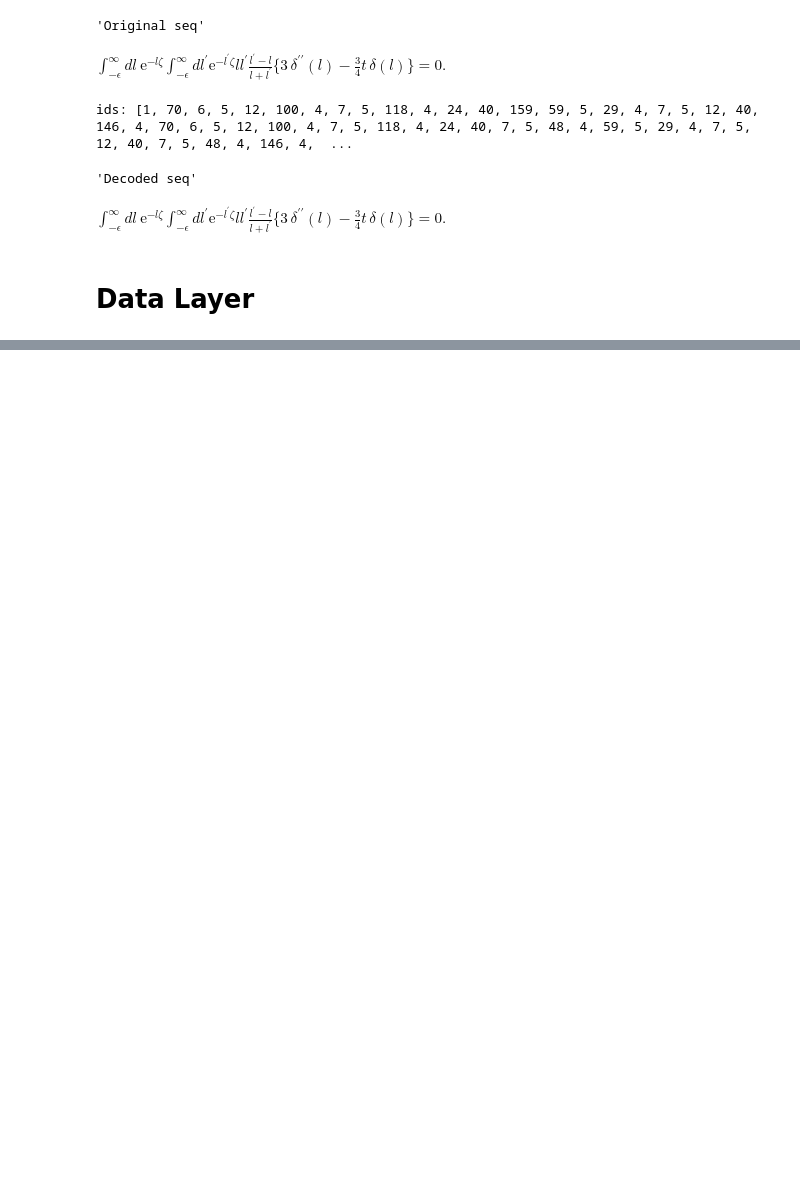
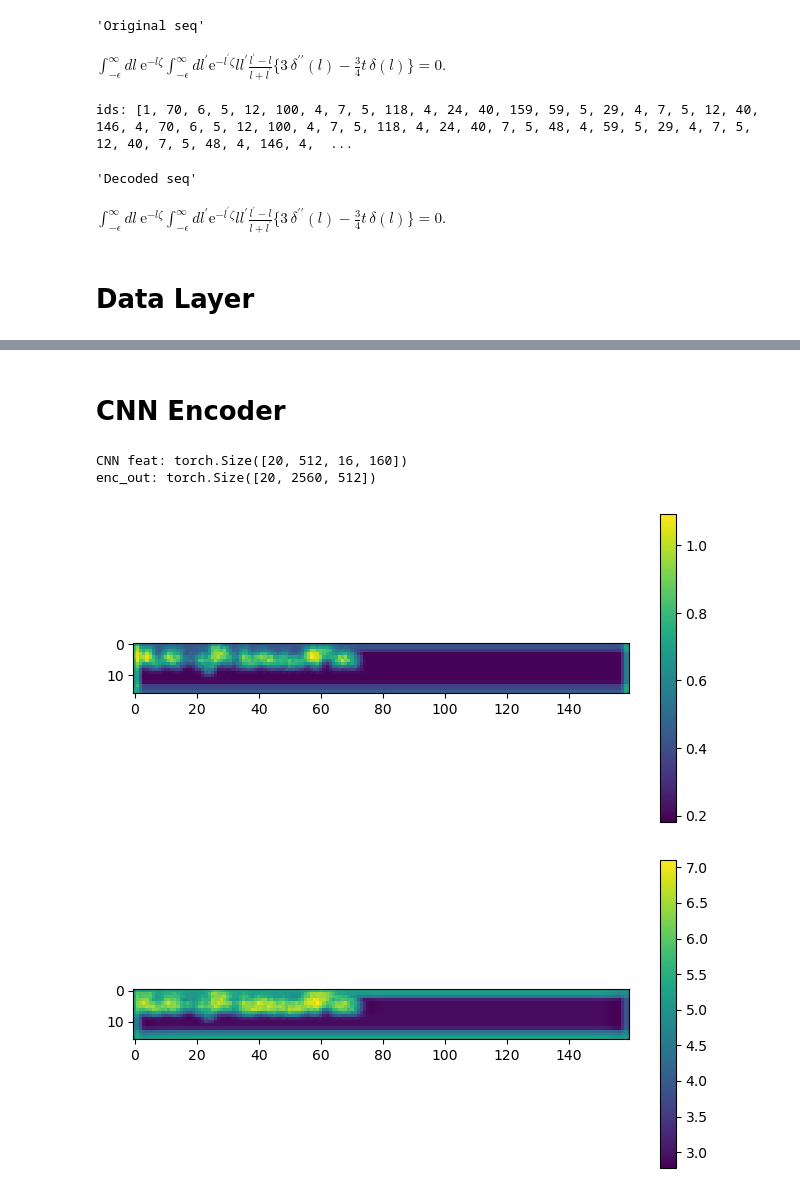
Before and after one commit to alcodepartment/mathformulas_img_to_latex_generation, a Jupyter notebook: core/exp.ipynb, the cells around one changed output, grey strips where cells are left out. Cells and saved outputs as stored; diff of their text form; code cells hidden in the pictures; blank space fills up the shorter version.

Commit message:
cnn and cnnRE encoders with demo

```diff
--- a/core/exp.ipynb
+++ b/core/exp.ipynb
@@ -129 +128,35 @@ Decoded target:   V(\phi)=\frac{1}{2}m^{2}\phi*\phi+\frac{1}{3}\lambda\phi*\phi*
 ==============================
+# %% [markdown]
+# CNN Encoder
+# %%
+images = batch['images']
+# %%
+def vis_enc(encoder, images = images):
+  with torch.no_grad():
+    feat = encoder.encoder(images)
+    out = encoder(images)
+  B, C, Hp, Wp = feat.shape
+  print(f'CNN feat: {feat.shape}\nenc_out: {out.shape}')
+
+  plt.figure(figsize = (8, 4))
+  plt.imshow(feat[0].mean(dim = 0), cmap = 'viridis')
+  plt.colorbar()
+  plt.show()
+
+  norms = out[0].norm(dim = 1)
+  norms_2d = norms.view(Hp, Wp)
+
+  plt.figure(figsize = (8, 4))
+  plt.imshow(norms_2d, cmap = 'viridis')
+  plt.colorbar()
+  plt.show()
+# %%
+#enc = ConvEncoder(256)
+enc = ConvRowEncoder(256)
+# %%
+vis_enc(enc, images)
+# %% [output]
+CNN feat: torch.Size([20, 512, 16, 160])
+enc_out: torch.Size([20, 2560, 512])
+[figure, added]
+[figure, added]
```
Also changed, not shown: parts of 5 cells of this notebook, 2 other files.
